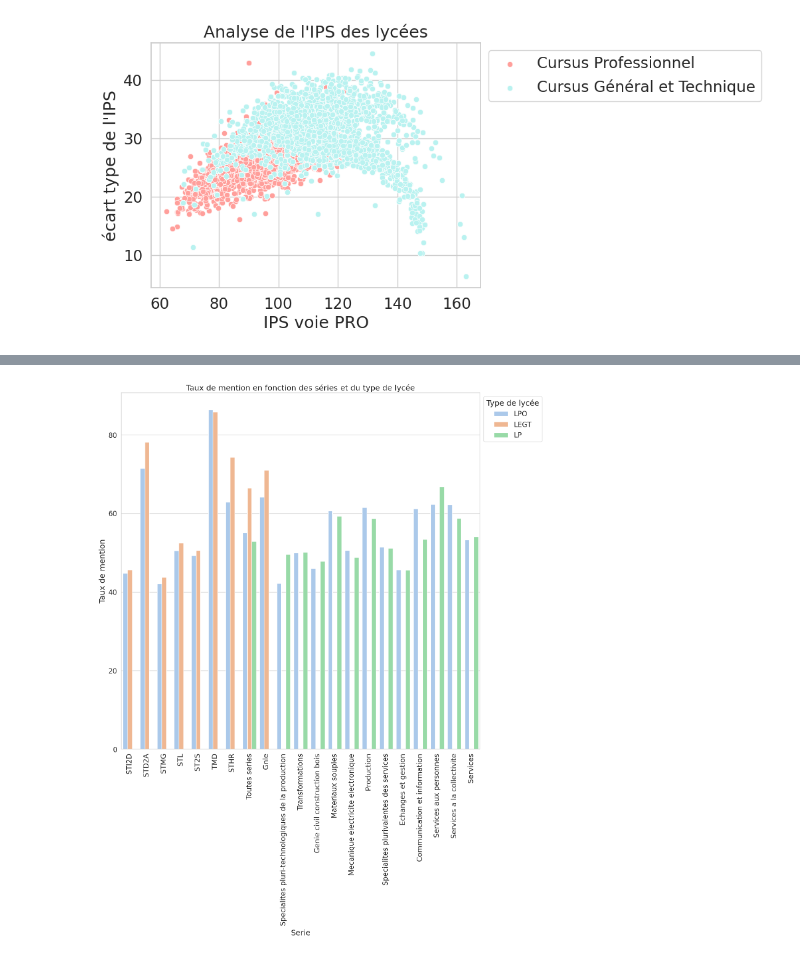
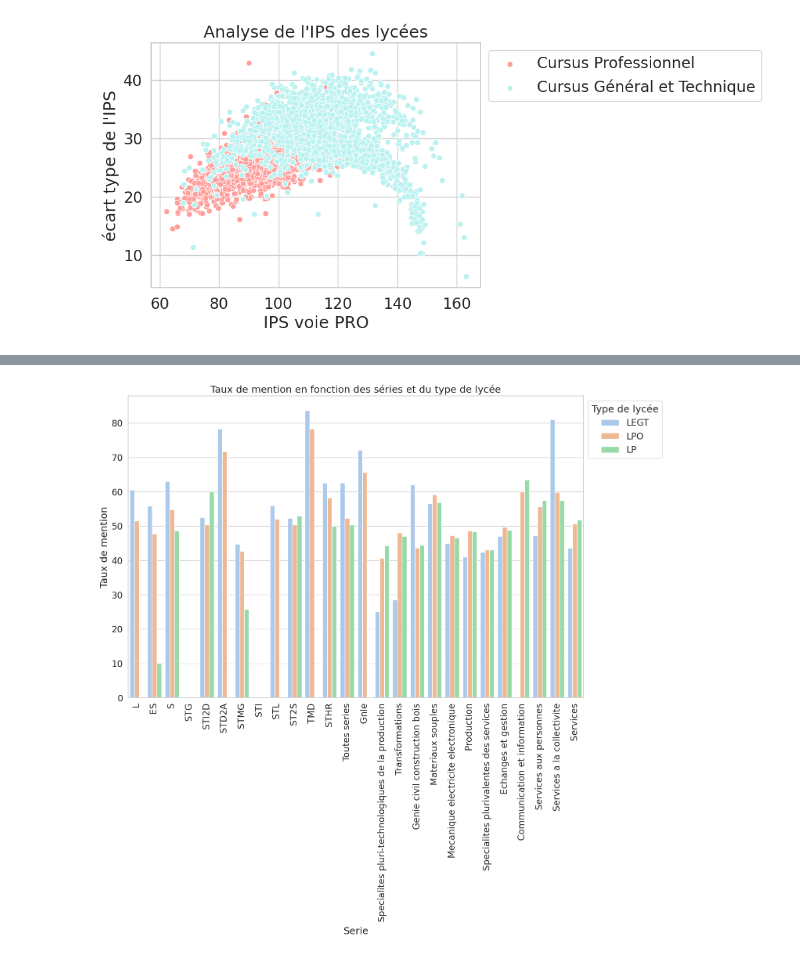
Before and after one commit to barrmath/data_educ, a Jupyter notebook: Analyse finale.ipynb, the cells around one changed output, grey strips where cells are left out. Cells and saved outputs as stored; diff of their text form; code cells hidden in the pictures.

```diff
--- a/Analyse finale.ipynb
+++ b/Analyse finale.ipynb
@@ -417,18 +466,17 @@ plt.show()
 # %%
 # diplome et resultats :
 fig,ax = plt.subplots()
-fig.set_size_inches(15,15)
-sns.barplot(data=lycee[lycee['Rentrée scolaire']==2022], x="Serie", y="Taux de mentions",ax=ax,hue="Type de lycée",estimator="mean",errorbar=None)
-#mettre les labels a 90 degres
+fig.set_size_inches(15,10)
+sns.barplot(data=lycee, x="Serie", y="Taux de mentions",ax=ax,hue="Type de lycée",estimator="mean",errorbar=None)
 ax.set_xlabel("Serie")
 ax.tick_params(axis='x', labelrotation=90)
 ax.set_title("Taux de mention en fonction des séries et du type de lycée")
 ax.set_ylabel("Taux de mention")
 ax.tick_params(axis='x', labelrotation=90)
 sns.move_legend(ax, "upper left", bbox_to_anchor=(1, 1))
 plt.show()
 # %% [output]
-[figure, old version]
+[figure, new version]
 # %%
 # diplome et resultats :
 fig,ax = plt.subplots()
```
Also changed, not shown: parts of 11 cells of this notebook.
